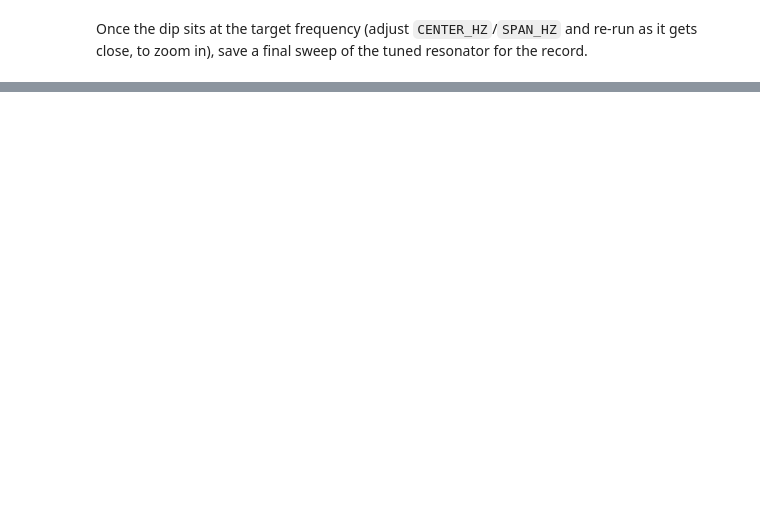
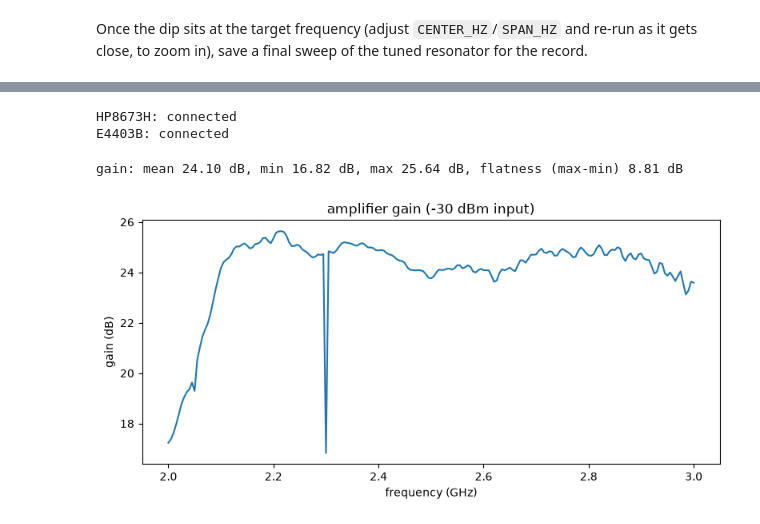
Before and after one commit to meimei2027/diamonds, a Jupyter notebook: experiment/cw_odmr.ipynb, the cells around one changed output, grey strips where cells are left out. Cells and saved outputs as stored; diff of their text form; code cells hidden in the pictures; blank space fills up the shorter version.

```diff
--- a/experiment/cw_odmr.ipynb
+++ b/experiment/cw_odmr.ipynb
@@ -69,0 +151,36 @@ vna.close()
+# %%
+gen = HP8673H("GPIB1::19::INSTR")
+sa = E4403B("GPIB0::18::INSTR")
+# %% [output]
+HP8673H: connected
+E4403B: connected
+# %%
+GAIN_START_HZ = 2.0e9
+GAIN_STOP_HZ = 3.0e9
+GAIN_STEP_HZ = 5e6
+INPUT_POWER_DBM = -30.0
+
+sa.set_center_span((GAIN_START_HZ + GAIN_STOP_HZ) / 2, GAIN_STOP_HZ - GAIN_START_HZ)
+freqs_hz, output_power_dbm = gen.frequency_sweep(
+    sa, GAIN_START_HZ, GAIN_STOP_HZ, GAIN_STEP_HZ, power_dbm=INPUT_POWER_DBM,
+)
+gain_db = output_power_dbm - INPUT_POWER_DBM
+# %%
+fig, ax = plt.subplots(figsize=(8, 4))
+ax.plot(freqs_hz / 1e9, gain_db)
+ax.set_xlabel("frequency (GHz)")
+ax.set_ylabel("gain (dB)")
+ax.set_title(f"amplifier gain ({INPUT_POWER_DBM:.0f} dBm input)")
+fig.tight_layout()
+
+print(f"gain: mean {gain_db.mean():.2f} dB, min {gain_db.min():.2f} dB, "
+      f"max {gain_db.max():.2f} dB, flatness (max-min) {np.ptp(gain_db):.2f} dB")
+
+np.savetxt(
+    "data/amplifier_gain_m30dbm.csv",
+    np.column_stack([freqs_hz, output_power_dbm, gain_db]),
+    delimiter=",", header="frequency_hz,output_power_dbm,gain_db", comments="",
+)
+# %% [output]
+gain: mean 24.10 dB, min 16.82 dB, max 25.64 dB, flatness (max-min) 8.81 dB
+[figure, added]
```
Also changed, not shown: parts of 11 cells of this notebook, 8 other files.
